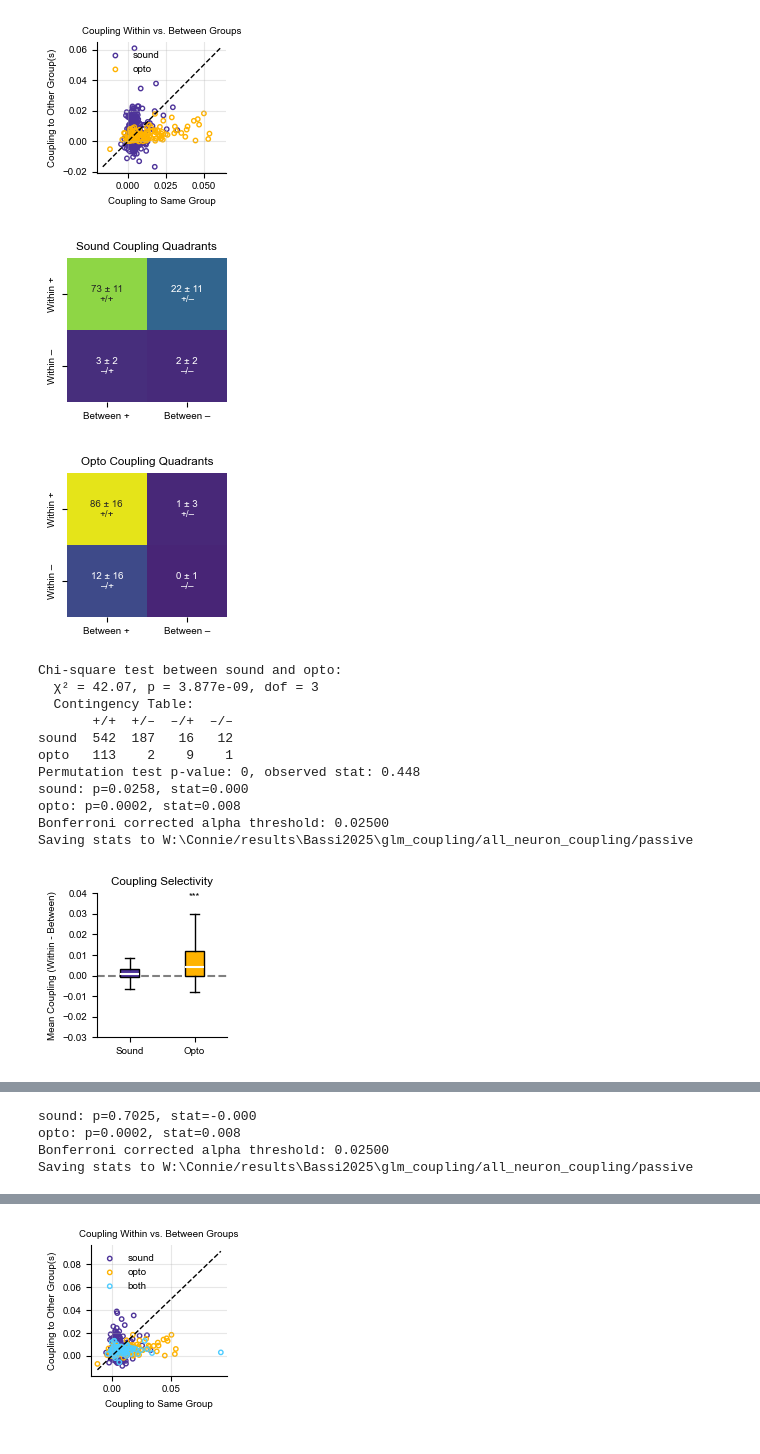
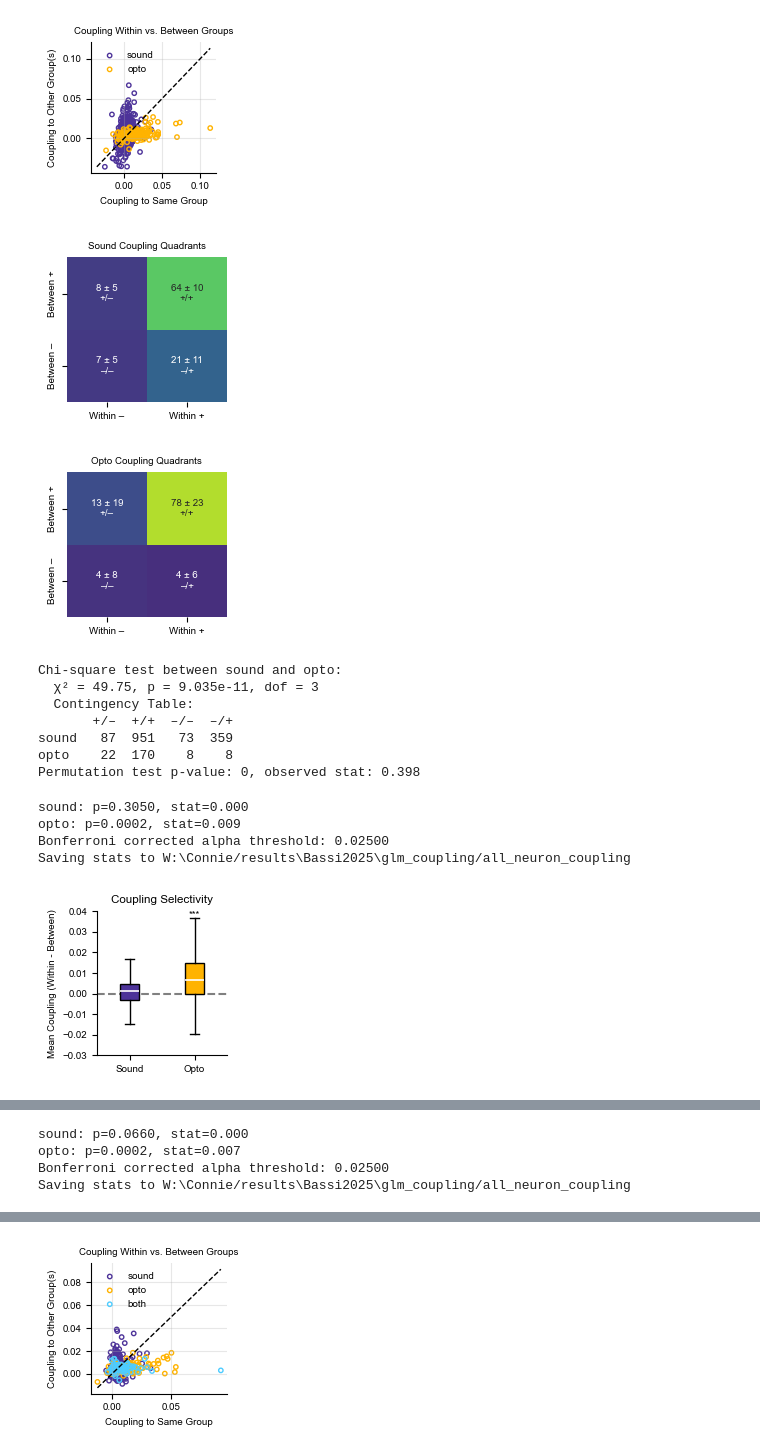
Before and after one commit to constanzabassi/GLM-analysis, a Jupyter notebook: notebooks/run_glm_encoding_analysis_all_neurons_coupling.ipynb, the cells around one changed output, grey strips where cells are left out. Saved outputs shown, nothing was run; the diff lists cells and outputs as text; code cells hidden in the pictures.

Commit message:
update to encoding coupling all

```diff
--- a/notebooks/run_glm_encoding_analysis_all_neurons_coupling.ipynb
+++ b/notebooks/run_glm_encoding_analysis_all_neurons_coupling.ipynb
@@ -22,7 +22,7 @@ datasets, mouse_dates_keys = data_handler.load_info(info_dir)
 
 #remove datasets for now while some are still running - finished: 0,1,2,3,4,5,6,7,11,14
 # Indices to remove (example: remove datasets at indices 0 and 2)
-remove_indices = list(set(range(0,25)) - set([0,1,2,3,4,5,6,7,11,14])) #[1,2,3,4,5,6,7,8,9,10,11,12,13,14,15,16,17,18,19,20,21,22,23,24] #[2,3,8,18]
+remove_indices = list(set(range(0,25)) - set([0,1,2,3,4,5,6,7,9,10,11,12,14,15,16,17,18,19,21,22])) #[1,2,3,4,5,6,7,8,9,10,11,12,13,14,15,16,17,18,19,20,21,22,23,24] #[2,3,8,18]
 
 # Remove indices from both lists
 datasets = [dat for i, dat in enumerate(datasets) if i not in remove_indices]
@@ -30,9 +30,10 @@ mouse_dates_keys = [key for i, key in enumerate(mouse_dates_keys) if i not in re
 
 
 model_type = 'GLM_3nmf_pre'
-results_pre = data_handler.process_multiple_datasets(datasets, model_type, results_type='results_updated',models_to_load=[5]) #1-4 to load 10
+results_pre = data_handler.process_multiple_datasets(datasets, model_type, results_type='results_updated',models_to_load=[0,5])
 model_type = 'GLM_3nmf_passive'
-results_pass = data_handler.process_multiple_datasets(datasets, model_type, results_type='results_updated',models_to_load=[5])
+results_pass = data_handler.process_multiple_datasets(datasets, model_type, results_type='results_updated',models_to_load=[0,5])
+#5MIN TO LOAD PRE AND PASSIVE 20 DATASETS
 
 dir = os.path.join('W:\Connie/results\Bassi2025\data')
 #load significant sound/opto neurons
@@ -60,7 +59,11 @@ del results_pre['HA2-1L_2023-04-28']
 # %%
-all_results = results_pass
+context = 'active'
+if context == 'passive':
+    all_results = results_pass
+else:
+    all_results = results_pre
 mode = 'mean'  #'mean' 'median'
-save_results = f'W:\Connie/results\Bassi2025\glm_coupling/all_neuron_coupling/passive/' #f'V:/Connie/results/glm/2025/updated'
+save_results = f'W:\Connie/results\Bassi2025\glm_coupling/all_neuron_coupling/' #f'V:/Connie/results/glm/2025/updated'
 os.makedirs(save_results, exist_ok=True)
 
 #initialize classes
@@ -75,7 +78,7 @@ plotter.plot_within_between_scatter(
     group_colors=plotter.group_colors,
     title='Coupling Within vs. Between Groups',
     figsize=(2.0, 2.0),
-    save_path=f'{save_results}scatter_opto_vs_sound_coupling_{mode}.pdf', #'pooled_opto_vs_sound_coupling.pdf'
+    save_path=f'{save_results}scatter_opto_vs_sound_coupling_{mode}_{context}.pdf', #'pooled_opto_vs_sound_coupling.pdf'
     mode = mode
 )
 
@@ -84,49 +87,50 @@ quad_stats = plotter.plot_quadrant_heatmap_across_datasets(
     groups=['sound', 'opto'],
     save_dir=save_results,
     figsize=(2,2),
     decimal_places=0,
     vmax = 90,
-    colormap = 'viridis'
+    colormap = 'viridis',
+    string = context
 )
 
 p_value, observed_stat, permuted_stats = stats.permutation_test_quadrants(quad_stats['sound']['raw_counts'], quad_stats['opto']['raw_counts'], n_permutations=1000, seed=42) #stats['sound']['mean'].reshape(2,2)
 print(f"Permutation test p-value: {p_value:.4g}, observed stat: {observed_stat:.3f}")
 
 summary = plotter.plot_group_coupling_differences(coupling_df, mode= mode, paired=True, ylim =(-.03,0.04), figure_size=(2,2),
                                         group_order = ['Sound','Opto'],group_colors= plotter.group_colors, plot_type='box',width = 0.3, showfliers=False,
-                                        save_path = f'{save_results}coupling_selectivity_boxplot_{mode}.pdf')
+                                        save_path = f'{save_results}coupling_selectivity_boxplot_{mode}_{context}.pdf')
 
 
 # now look at absolute value of coupling betas
 mode = 'mean_abs'  #'mean' 'median'
 
 coupling_df = analysis_manager.wrapper_dataset_compute_within_between_coupling(all_results,significant_neurons, mode = mode, groups_to_plot = ['sound','opto'])
 
 plotter.plot_within_between_scatter(
     coupling_df,
     group_colors=plotter.group_colors,
     title='Coupling Within vs. Between Groups',
     figsize=(2.0, 2.0),
-    save_path=f'{save_results}scatter_opto_vs_sound_coupling_{mode}.pdf',
+    save_path=f'{save_results}scatter_opto_vs_sound_coupling_{mode}_{context}.pdf',
     mode = mode
 )
 
 summary = plotter.plot_group_coupling_differences(coupling_df, mode= mode, paired=True, ylim =(-.03,0.04), figure_size=(2,2),
                                         group_order = ['Sound','Opto'],group_colors= plotter.group_colors, plot_type='box',width = 0.3, showfliers=False,
-                                        save_path = f'{save_results}coupling_selectivity_boxplot_{mode}.pdf')
+                                        save_path = f'{save_results}coupling_selectivity_boxplot_{mode}_{context}.pdf')
 # %% [output]
-[figure, old version]
+[figure, new version]
-[figure, old version]
+[figure, new version]
-[figure, old version]
+[figure, new version]
 Chi-square test between sound and opto:
-  χ² = 42.07, p = 3.877e-09, dof = 3
+  χ² = 49.75, p = 9.035e-11, dof = 3
   Contingency Table:
-       +/+  +/–  –/+  –/–
-sound  542  187   16   12
-opto   113    2    9    1
-Permutation test p-value: 0, observed stat: 0.448
-sound: p=0.0258, stat=0.000
-opto: p=0.0002, stat=0.008
-Bonferroni corrected alpha threshold: 0.02500
-Saving stats to W:\Connie/results\Bassi2025\glm_coupling/all_neuron_coupling/passive
+       +/–  +/+  –/–  –/+
+sound   87  951   73  359
+opto    22  170    8    8
+Permutation test p-value: 0, observed stat: 0.398
+sound: p=0.3050, stat=0.000
+opto: p=0.0002, stat=0.009
+Bonferroni corrected alpha threshold: 0.02500
+Saving stats to W:\Connie/results\Bassi2025\glm_coupling/all_neuron_coupling
-[figure, old version]
+[figure, new version]
@@ -134,4 +138,4 @@ Saving stats to W:\Connie/results\Bassi2025\glm_coupling/all_neuron_coupling/pas
-sound: p=0.7025, stat=-0.000
-opto: p=0.0002, stat=0.008
-Bonferroni corrected alpha threshold: 0.02500
-Saving stats to W:\Connie/results\Bassi2025\glm_coupling/all_neuron_coupling/passive
+sound: p=0.0660, stat=0.000
+opto: p=0.0002, stat=0.007
+Bonferroni corrected alpha threshold: 0.02500
+Saving stats to W:\Connie/results\Bassi2025\glm_coupling/all_neuron_coupling
```
Also changed, not shown: parts of 11 cells of this notebook, 1 other file.
